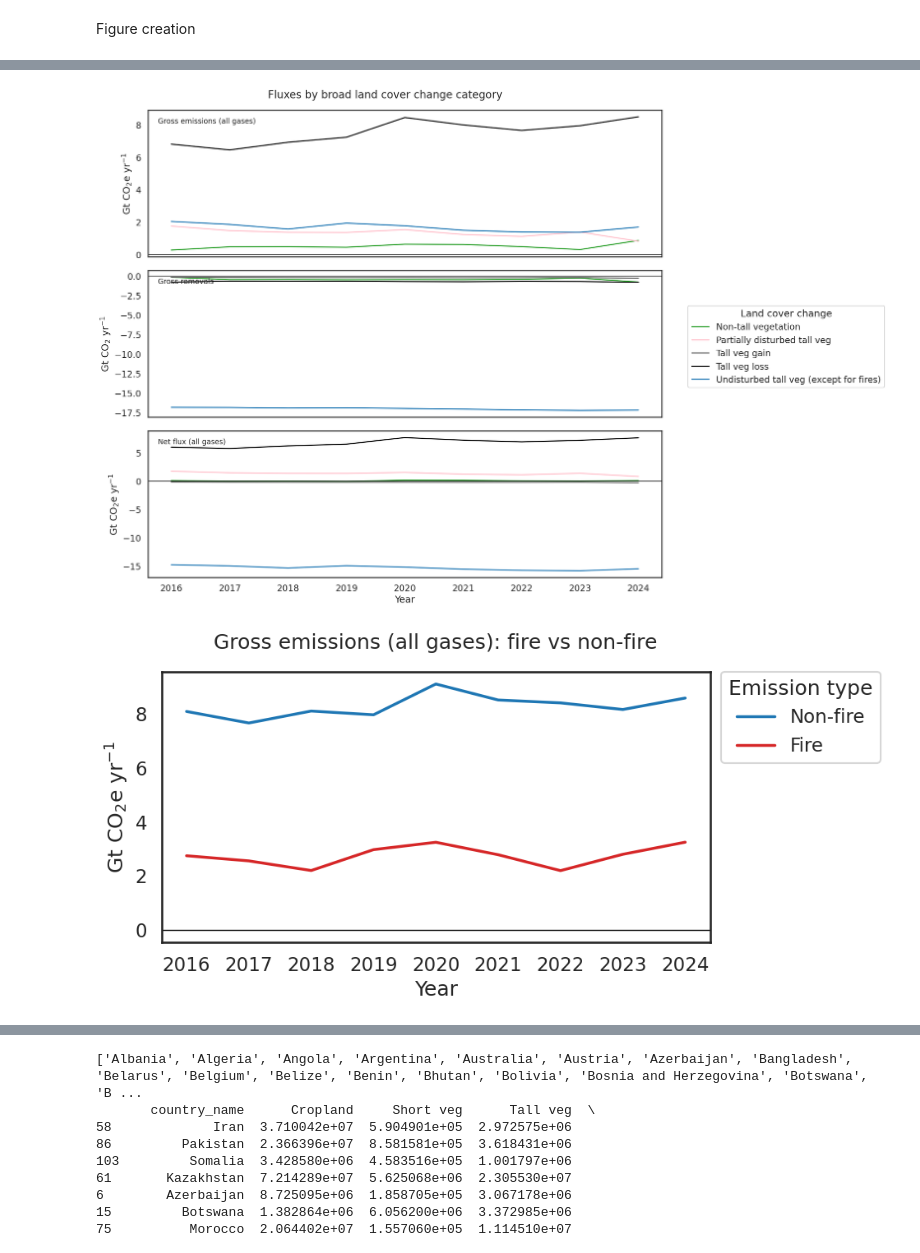
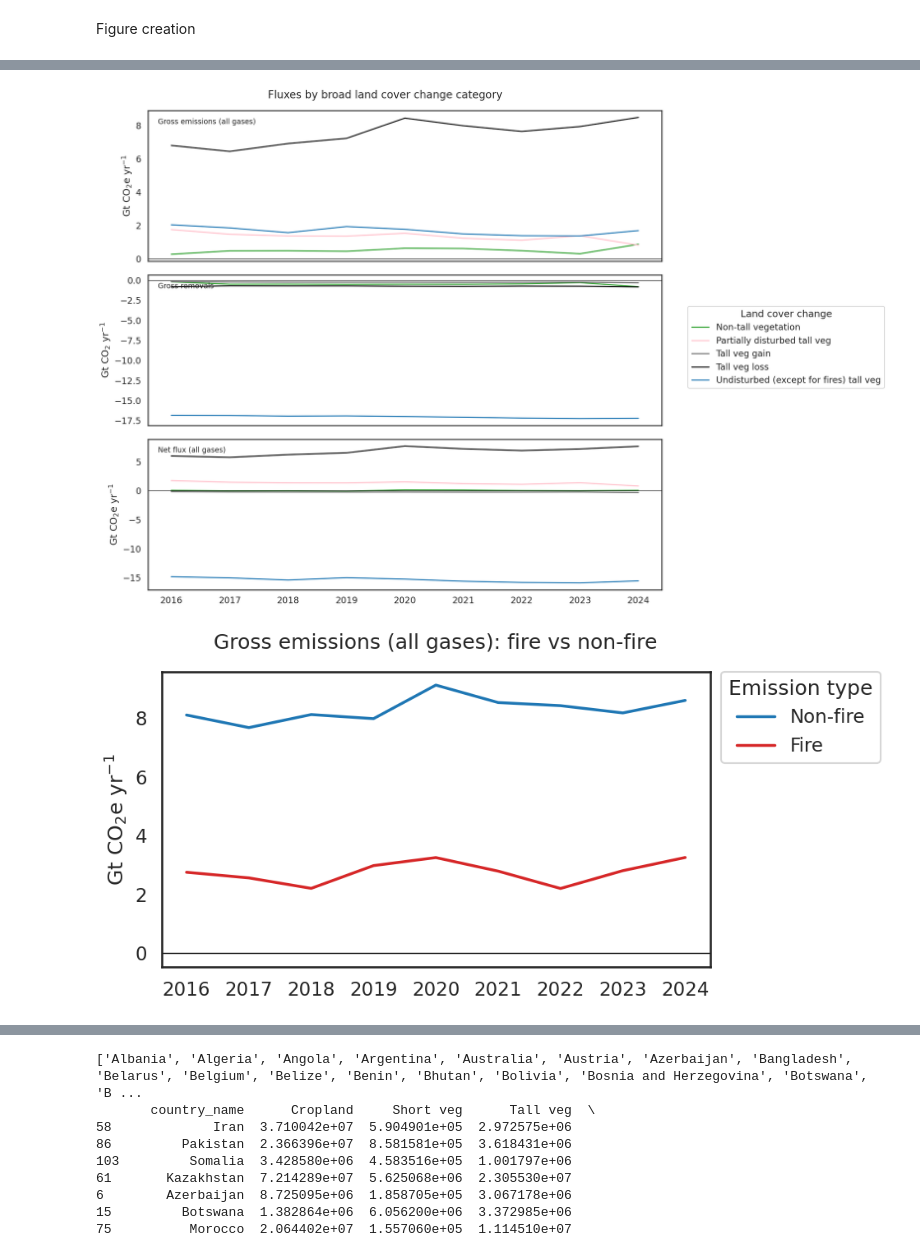
Before and after one commit to erin-glen/AFOLU_GHG_flux_model, a Jupyter notebook: src/LULUCF/scripts/zonal_statistics/veg_model_v1_0_5_figures.ipynb, the cells around one changed output, grey strips where cells are left out. Drawn from its saved outputs; the diff is of its cells as text; code cells hidden in the pictures.

```diff
--- a/src/LULUCF/scripts/zonal_statistics/veg_model_v1_0_5_figures.ipynb
+++ b/src/LULUCF/scripts/zonal_statistics/veg_model_v1_0_5_figures.ipynb
@@ -29,16 +29,22 @@ parquet_name = f'veg_model_zonal_stats_v{model_version}_20260224_19_21_07.parque
 %%time
 
 # Reads gross outputs parquet table
-df_graphs = pd.read_parquet(f'{chunk_stats_folder}{parquet_name}')
-df_graphs["WDPA_high_protection"] = df_graphs["WDPA"].isin([1, 2, 3]).astype(int)
-df_graphs["country_name"] = df_graphs["country_name"].replace({
+df_raw = pd.read_parquet(f'{chunk_stats_folder}{parquet_name}')
+df_raw["country_name"] = df_raw["country_name"].replace({         # Renames some countries with long names
     "United Kingdom of Great Britain and Northern Ireland": "United Kingdom",
     "Russian Federation": "Russia",
     "Democratic Republic of the Congo": "DR Congo",
     "United States of America (the)": "USA"
 })
 
-print(f"Rows in df: {len(df_graphs)}")
-# df_graphs
+# Create new column that separates out high protection status
+# https://chatgpt.com/g/g-p-69399a7fcc808191b337d3fac695447c-afolu-flux-model/c/69aee45e-ce6c-8325-b1d0-a6c6b0e7ae2e
+df_raw["WDPA_high_protection"] = "Other protection status"
+
+df_raw.loc[df_raw["WDPA_type"] == "NA", "WDPA_high_protection"] = "Not protected"
+df_raw.loc[df_raw["WDPA_type"].isin(["Cateogry Ia", "Category Ib", "Category II", "Category III"]), "WDPA_high_protection"] = "High protection"
+
+print(f"Rows in df: {len(df_raw)}")
+# df_raw.head(10)
 # %% [output]
 Rows in df: 27999047
@@ -66,7 +72,11 @@ layers_to_drop = [
     cn.n2o_gross_emis_pattern
 ]
 
-df_graphs = df_graphs[~df_graphs["analysis_layer"].isin(layers_to_drop)].reset_index(drop=True)
+df_graphs = df_raw[~df_raw["analysis_layer"].isin(layers_to_drop)].reset_index(drop=True)
+state_node_df = pd.read_excel(cn.state_node_lookup_table_local, sheet_name=cn.sheet)
+df_graphs = df_graphs.merge(state_node_df[['land_state', 'tall_veg_type']],  # Merge tall_veg_type field from state_node_df
+          left_on='land_state_node', right_on='land_state',
+          how='left')
 print(f"Rows in df: {len(df_graphs)}")
 # df_graphs
 # %% [output]
@@ -312,7 +336,7 @@ sns.lineplot(
 axes[2].axhline(0, color="black", linewidth=1)
 axes[2].grid(False)
 axes[2].set_ylabel("Gt CO$_2$e yr$^{-1}$")
-axes[2].set_xlabel("Year")
+axes[2].set_xlabel(None)
 
 axes[2].text(
     0.02, 0.95,
@@ -428,7 +555,7 @@ fig, axes = plt.subplots(
 #     "Tall veg loss": "#000000",                     # black
 #     "Tall veg gain": "#999999",                     # ?
 #     "Partially disturbed tall veg": "#d62728",      # red
-#     "Undisturbed tall veg (except for fires)": "#1f77b4",  # blue
+#     "Undisturbed (except for fires) tall veg": "#1f77b4",  # blue
 #     "Stable short veg": "#2ca02c",                  # green
 #     "Short veg loss": "#8c564b",                    # brown
 #     "Short veg gain": "#111111",                    # ?
@@ -442,7 +569,7 @@ detailed_class_palette = {
     "Tall veg loss": "#000000",                     # black
     "Tall veg gain": "#6b6b6b",                     # dark gray
     "Partially disturbed tall veg": "#FFC0CB",      # pink
-    "Undisturbed tall veg (except for fires)": "#1f77b4",  # blue
+    "Undisturbed (except for fires) tall veg": "#1f77b4",  # blue
     "Non-tall vegetation": "#2ca02c",               # green
 }
 
@@ -473,7 +600,7 @@ df_net[context_to_analyze] = df_net[context_to_analyze].map(detailed_class_dict)
 def collapse_to_tall_vs_other(df):
     df = df.copy()
     df[context_to_analyze] = df[context_to_analyze].apply(
-        lambda x: x if x in tall_classes else "Non-tall vegetation"
+        lambda x: x if x in tall_veg_change_type_classes else "Non-tall vegetation"
     )
     return df
 
@@ -558,7 +685,7 @@ sns.lineplot(
 axes[2].axhline(0, color="black", linewidth=1)
 axes[2].grid(False)
 axes[2].set_ylabel("Gt CO$_2$e yr$^{-1}$")
-axes[2].set_xlabel("Year")
+axes[2].set_xlabel(None)
 
 axes[2].text(
     0.02, 0.95,
@@ -591,7 +718,7 @@ fig.suptitle(
 plt.tight_layout()
 plt.show()
 # %% [output]
-[figure, old version]
+[figure, new version]
 # %%
 ### Global gross emissions timeseries by fire vs. non-fire (single panel)
 
@@ -627,32 +754,32 @@ palette = {
 }
 
 hue_order = ["Non-fire", "Fire"]
 
 ax = sns.lineplot(
     data=df_emis_ts,
     x="year",
     y="value_Gt",
     hue="fire_class",
     hue_order=hue_order,
     palette=palette,
     linewidth=2.5
 )
 
 ax.axhline(0, color="black", linewidth=1)
 ax.grid(False)
 
-ax.set_xlabel("Year")
+ax.set_xlabel(None)
 ax.set_ylabel("Gt CO$_2$e yr$^{-1}$")
 ax.set_title("Gross emissions (all gases): fire vs non-fire", pad=20)
 
 ax.legend(
     title="Emission type",
     bbox_to_anchor=(1.02, 1),
     loc="upper left",
     borderaxespad=0
 )
 
 plt.tight_layout()
 plt.show()
 # %% [output]
-[figure, old version]
+[figure, new version]
```
Also changed, not shown: parts of 15 cells of this notebook, 6 other files.
